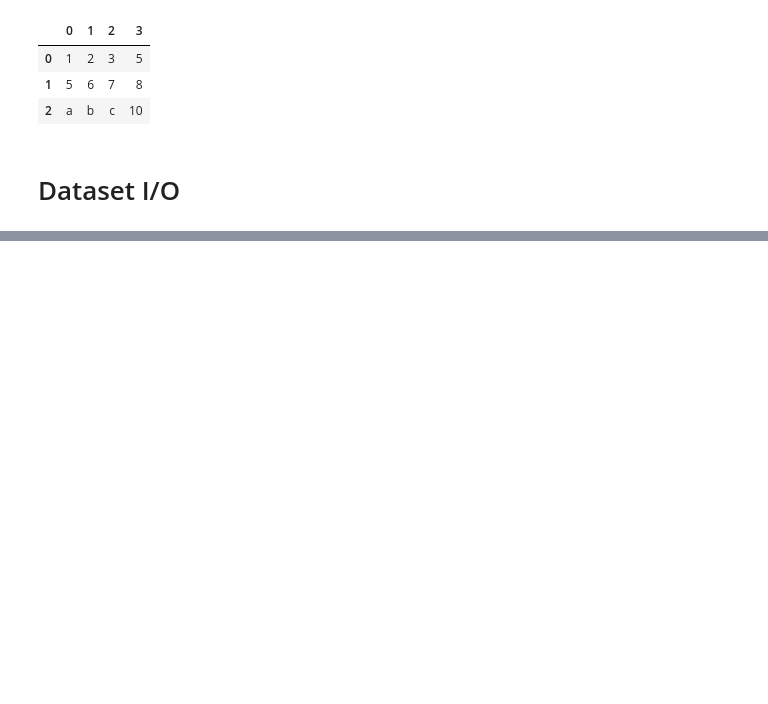
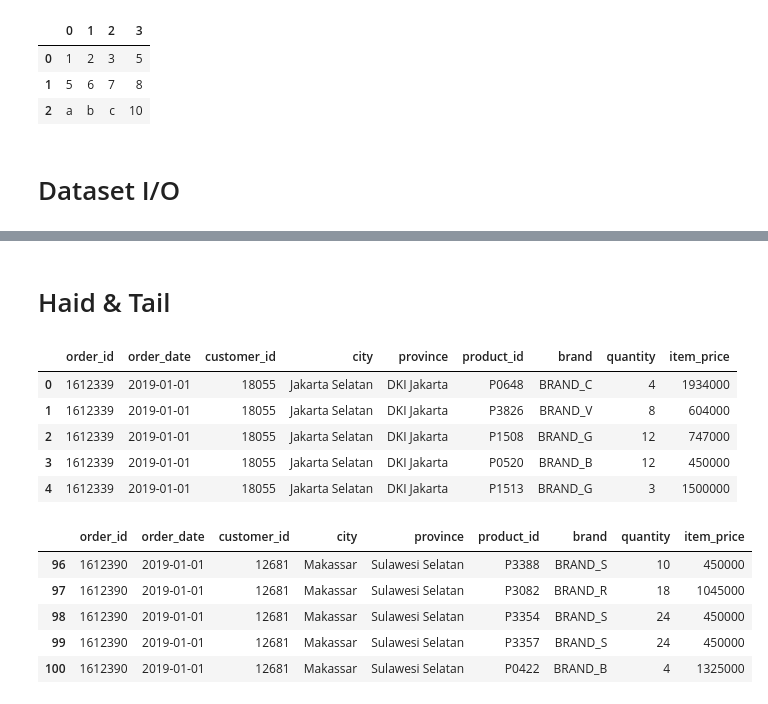
Before and after one commit to UsepSyaikalArifin/DQLab-Academy-Course-Online, a Jupyter notebook: Kelas Fundamental/Data Manipulation With Pandas - Part 1/Jupyter Notebook/main.ipynb, the cells around one changed output, grey strips where cells are left out. Cells and saved outputs as stored; diff of their text form; code cells hidden in the pictures; blank space fills up the shorter version.

```diff
--- a/Kelas Fundamental/Data Manipulation With Pandas - Part 1/Jupyter Notebook/main.ipynb
+++ b/Kelas Fundamental/Data Manipulation With Pandas - Part 1/Jupyter Notebook/main.ipynb
@@ -357,0 +440,21 @@ UnicodeDecodeError: 'utf-8' codec can't decode byte 0x8f in position 22: invalid
+# %% [markdown]
+# Haid & Tail
+# %%
+import pandas as pd
+
+df = pd.read_csv("https://dqlab-dataset.s3-ap-southeast-1.amazonaws.com/sample_csv.csv")
+display(df.head(5))
+display(df.tail(5))
+# %% [output]
+|  | order_id | order_date | customer_id | city | province | product_id | brand | quantity | item_price |
+| 0 | 1612339 | 2019-01-01 | 18055 | Jakarta Selatan | DKI Jakarta | P0648 | BRAND_C | 4 | 1934000 |
+| 1 | 1612339 | 2019-01-01 | 18055 | Jakarta Selatan | DKI Jakarta | P3826 | BRAND_V | 8 | 604000 |
+| 2 | 1612339 | 2019-01-01 | 18055 | Jakarta Selatan | DKI Jakarta | P1508 | BRAND_G | 12 | 747000 |
+| 3 | 1612339 | 2019-01-01 | 18055 | Jakarta Selatan | DKI Jakarta | P0520 | BRAND_B | 12 | 450000 |
+| 4 | 1612339 | 2019-01-01 | 18055 | Jakarta Selatan | DKI Jakarta | P1513 | BRAND_G | 3 | 1500000 |
+|  | order_id | order_date | customer_id | city | province | product_id | brand | quantity | item_price |
+| 96 | 1612390 | 2019-01-01 | 12681 | Makassar | Sulawesi Selatan | P3388 | BRAND_S | 10 | 450000 |
+| 97 | 1612390 | 2019-01-01 | 12681 | Makassar | Sulawesi Selatan | P3082 | BRAND_R | 18 | 1045000 |
+| 98 | 1612390 | 2019-01-01 | 12681 | Makassar | Sulawesi Selatan | P3354 | BRAND_S | 24 | 450000 |
+| 99 | 1612390 | 2019-01-01 | 12681 | Makassar | Sulawesi Selatan | P3357 | BRAND_S | 24 | 450000 |
+| 100 | 1612390 | 2019-01-01 | 12681 | Makassar | Sulawesi Selatan | P0422 | BRAND_B | 4 | 1325000 |
```
Also changed, not shown: parts of 15 cells of this notebook.
